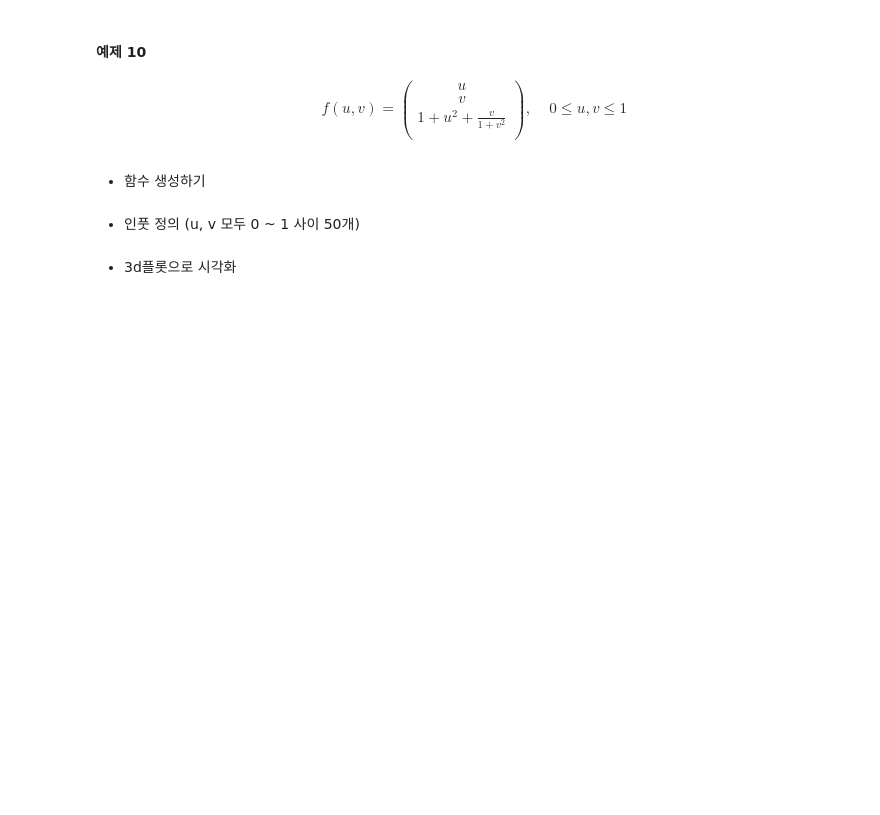
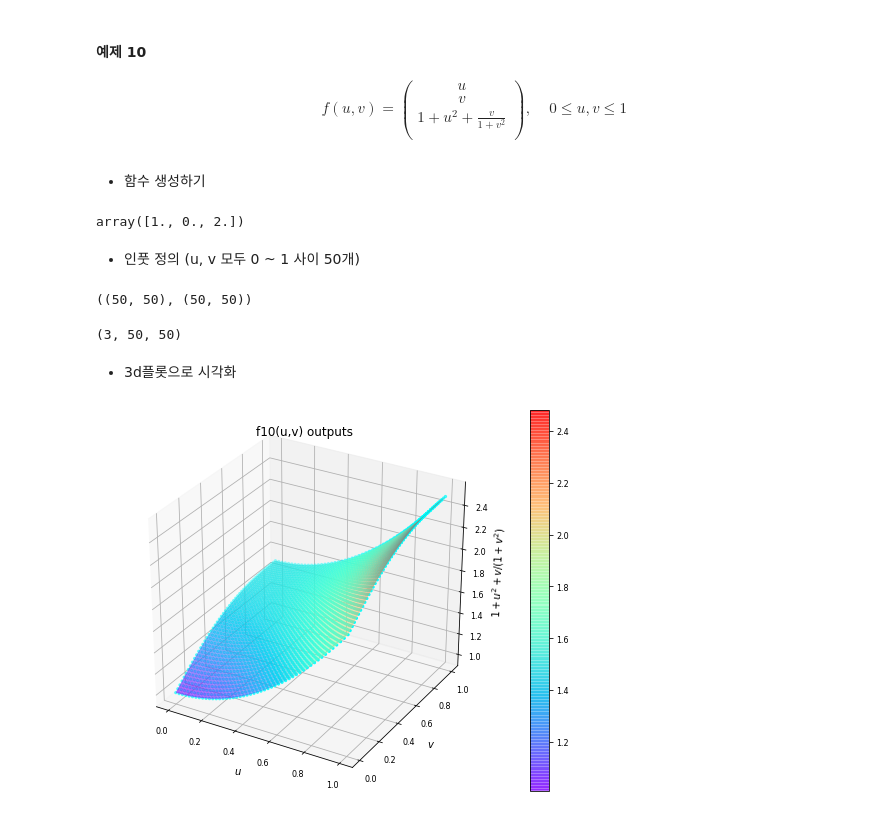
Before and after one commit to Felife11/SkillTreePython-DataAnalysis, a Jupyter notebook: 05.머신러닝기반데이터분석/ch05_02_기초수학_다변수함수와벡터함수.ipynb, the cells around one changed output. Saved outputs shown, nothing was run; the diff lists cells and outputs as text; code cells hidden in the pictures; blank space fills up the shorter version.

```diff
--- a/05.머신러닝기반데이터분석/ch05_02_기초수학_다변수함수와벡터함수.ipynb
+++ b/05.머신러닝기반데이터분석/ch05_02_기초수학_다변수함수와벡터함수.ipynb
@@ -534,7 +568,41 @@ v\\
 \end{align}
 # %% [markdown]
 * 함수 생성하기
+# %%
+def f10(u,v):
+  return np.array([u,v,1+u**2+v/(1+v**2)])
+
+f10(1,0)
+# %% [output]
+array([1., 0., 2.])
 # %% [markdown]
 * 인풋 정의 (u, v 모두 0 ~ 1 사이 50개)
+# %%
+xs = np.linspace(0, 1, 50)
+ys = np.linspace(0, 1, 50)
+X, Y = np.meshgrid(xs, ys)
+X.shape, Y.shape
+# %% [output]
+((50, 50), (50, 50))
+# %%
+UV = f10(X, Y)
+UV.shape
+# %% [output]
+(3, 50, 50)
 # %% [markdown]
 * 3d플롯으로 시각화
+# %%
+fig = plt.figure(figsize =(9,7))#그림판
+ax = plt.axes(projection =  '3d')#축
+
+ax.scatter3D(UV[0],UV[1],UV[2], marker = '.', c='cyan') #3d 산점도 (x, y, z)
+surf = ax.plot_surface(UV[0], UV[1], UV[2], alpha = 0.6, cmap = 'rainbow' )# 면 surface
+fig.colorbar(surf)
+#기타 제목/ 축제목 등등..
+ax.set_title('f10(u,v) outputs')
+ax.set_xlabel('$u$')
+ax.set_ylabel('$v$')
+ax.set_zlabel('$1+u^2+v/(1+v^2)$')
+plt.show()
+# %% [output]
+[figure, added]
```
Also changed, not shown: parts of 4 cells of this notebook.
